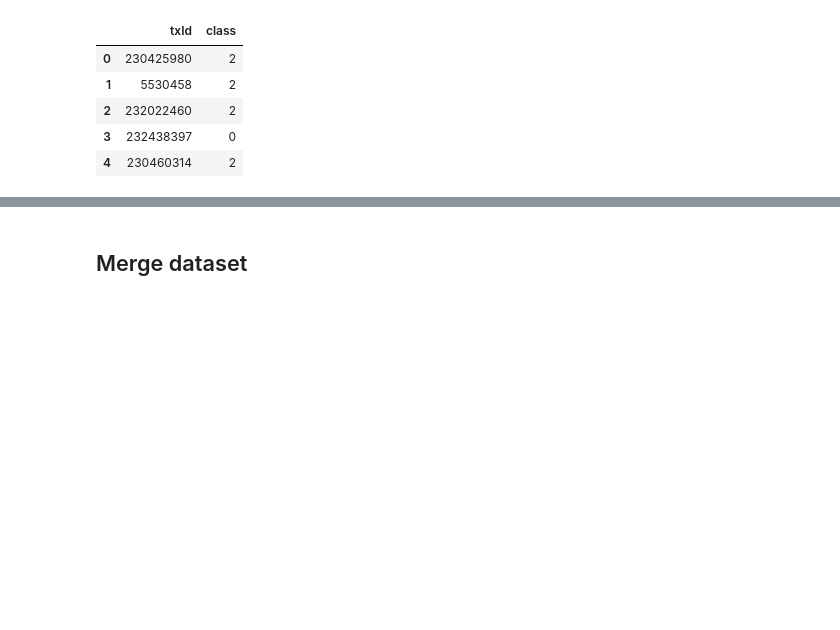
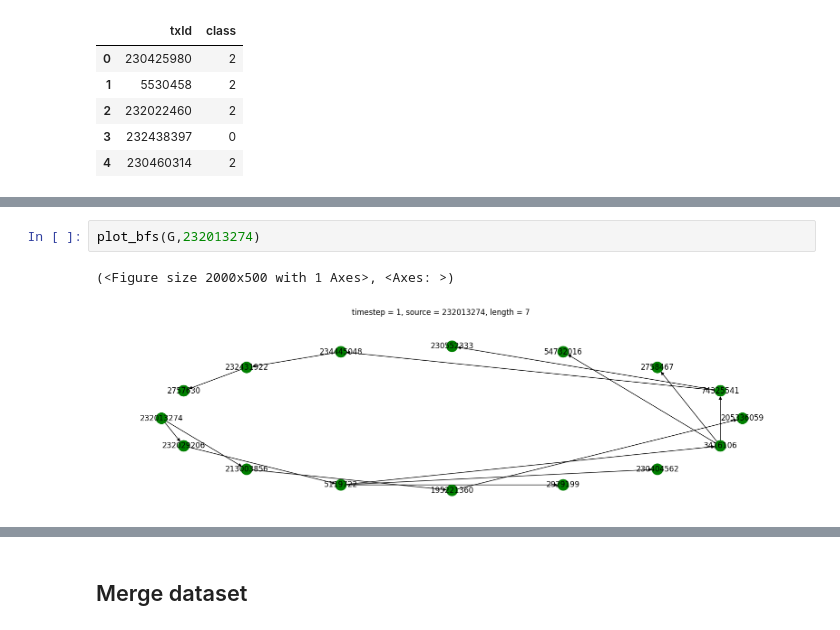
Before and after one commit to taimoon/deep-learning-note, a Jupyter notebook: Fraud_detection_GAT.ipynb, the cells around one changed output, grey strips where cells are left out. Saved outputs shown, nothing was run; the diff lists cells and outputs as text; blank space fills up the shorter version.

```diff
--- a/Fraud_detection_GAT.ipynb
+++ b/Fraud_detection_GAT.ipynb
@@ -186,0 +243,5 @@ df_merge.head()
+# %%
+plot_bfs(G,232013274)
+# %% [output]
+(<Figure size 2000x500 with 1 Axes>, <Axes: >)
+[figure, added]
```
Also changed, not shown: parts of 17 cells of this notebook.
